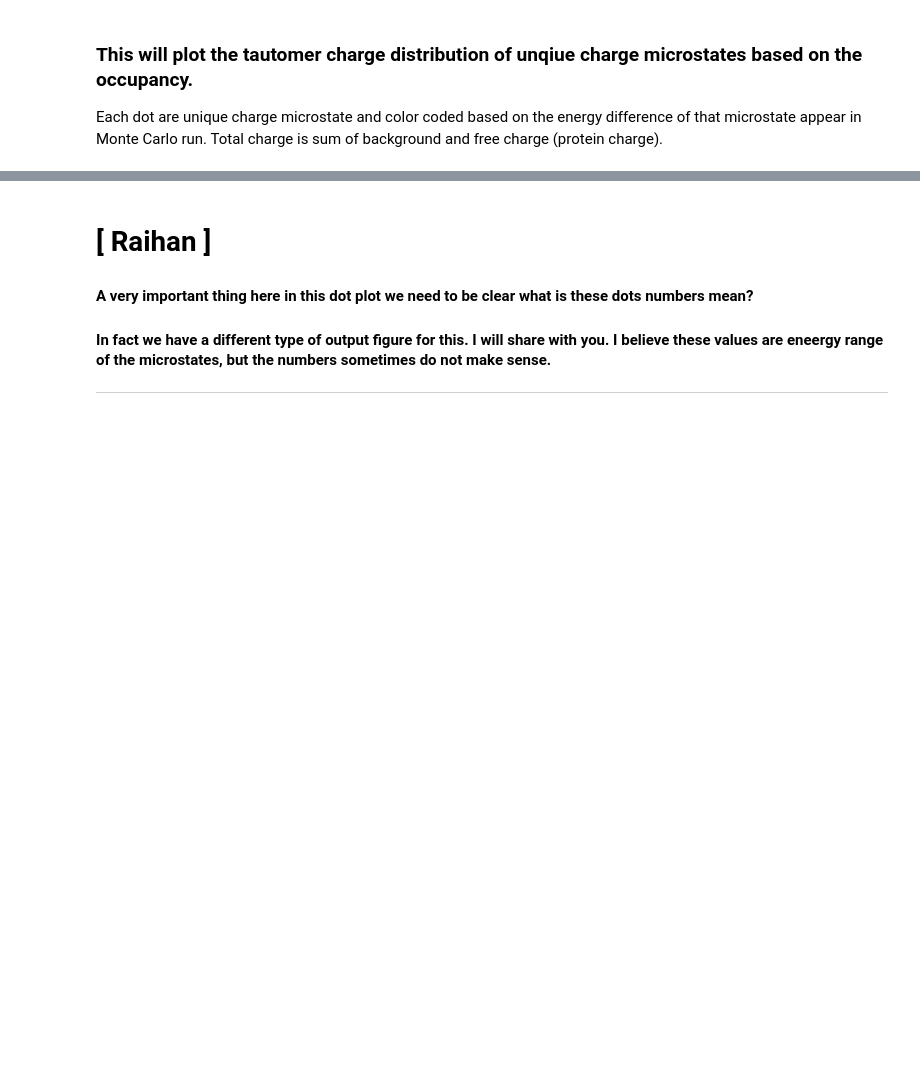
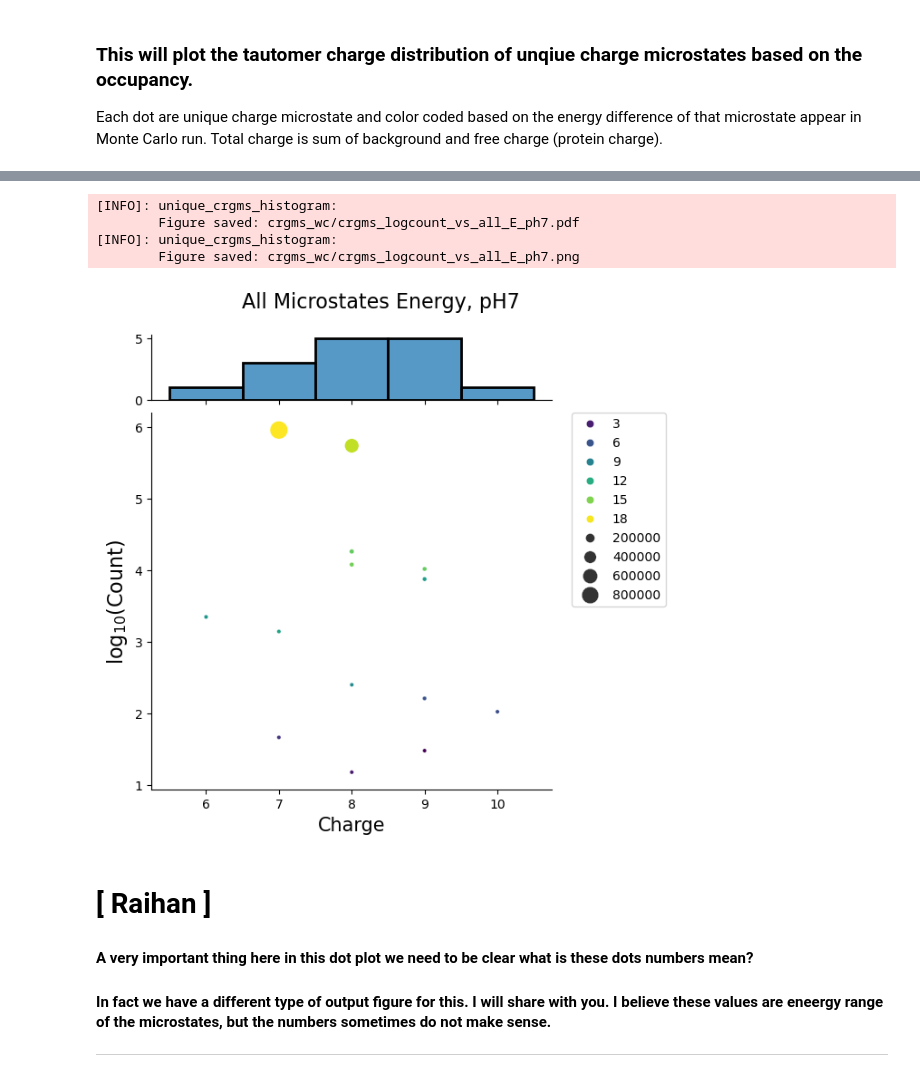
Before and after one commit to Raihancuny/python, a Jupyter notebook: microstate_analysis_code/run_ms_analysis.ipynb, the cells around one changed output, grey strips where cells are left out. Drawn from its saved outputs; the diff is of its cells as text; code cells hidden in the pictures; blank space fills up the shorter version.

Commit message:
Add fixed res to main crg df; sort corr matrix

```diff
--- a/microstate_analysis_code/run_ms_analysis.ipynb
+++ b/microstate_analysis_code/run_ms_analysis.ipynb
@@ -81,6 +87,14 @@ Note: Make sure to add the names of your residues of interest, such as quinone,
 # %%
 # Which kind of residues to consider (3-letter codes):
-res_of_interest = ["ASP", "PL9", "GLU", "ARG", "HIS", "LYS", "TYR", "NTR", "CTR"]
 
-# Specific residues of interest. Here the list supplied must be conformer ids:
-choose_resid = ["GLUA0035_", "HISA0015_", "ASPA0119_"]
+user_resoi = ["ASP", "HEM", "PL9", "GLU", "ARG", "HIS", "LYS", "TYR", "NTR", "CTR"]
+print("Given resoi kinds:", user_resoi)
+
+res_of_interest = msa.sort_resoi_list(user_resoi)
+print("Sorted resoi kinds:", res_of_interest)
+
+# Specific residues of interest.
+
+# Here the list supplied must be conformer ids as they appear in the conformers list, without "-" or "+":
+choose_resid = ["GLUA0035_", "HISA0015_", "ASPA0119_", "LYSA0013_"]
+print("Chosen resid:", choose_resid)
@@ -93,9 +107,4 @@ The list will be empty whenever a different location is needed.
 # %%
-if not msa.conformers:
-    # redo with the appropriate head3.lst path:
-    conformers = msa.read_conformers(h3_path)
-else:
-    conformers = msa.conformers
-
+conformers = msa.read_conformers(h3_path)
 n_conformers = len(conformers)
 print(f"Conformers count: {n_conformers:,}")
@@ -227,6 +288,6 @@ crg_orig_lst = msa.ms2crgms(ms_orig_lst, id_vs_charge)
 # %%
-crgms_files = msa.findUniqueCrgmsCountOrder(crg_orig_lst)
-print(f"Size of 'all_crg_ms_unique' (crgms_files[0]): {len(crgms_files[0]):,}")
+crgms_files = msa.find_uniq_crgms_count_order(crg_orig_lst)
+print(f"Size of crgms_files[0], 'all_crg_ms_unique': {len(crgms_files[0]):,}")
 
 # crgms_files:
 #  0: all_crg_ms_unique,
@@ -234,10 +295,10 @@ print(f"Size of 'all_crg_ms_unique' (crgms_files[0]): {len(crgms_files[0]):,}")
 #  2: unique_crg_state_order,
 #  3: energy_diff_all (used in plot)
 
-all_crg_count_res = msa.ConcaCrgMsPandas(crgms_files[0],
+all_crg_count_res = msa.concat_crgms_dfs(crgms_files[0],
                                          crgms_files[1],
                                          crgms_files[2],
                                          free_residues_df,
                                          background_crg,
-                                         res_of_interest
+                                         res_of_interest=res_of_interest
                                          )
@@ -251,11 +323,17 @@ Each dot are unique charge microstate and color coded based on the energy differ
 # %%
-title = "All Microstates Energy pH7"
-msa.jointplot(crgms_files,
-              background_crg,
-              title,
-              out_dir=output_dir,
-              save_name="crgms_logcount_vs_all_E_ph7.pdf",
-              show=True)
+title = "All Microstates Energy, pH" + ph_pt
+msa.unique_crgms_histogram(crgms_files,
+                           background_crg,
+                           title,
+                           output_dir,
+                           save_name="crgms_logcount_vs_all_E_ph"+ph_pt+".pdf",
+                           show=True)
+# %% [output]
+[INFO]: unique_crgms_histogram:
+        Figure saved: crgms_wc/crgms_logcount_vs_all_E_ph7.pdf
+[INFO]: unique_crgms_histogram:
+        Figure saved: crgms_wc/crgms_logcount_vs_all_E_ph7.png
+[figure, added]
 # %% [markdown]
 # [ Raihan ]
 #### A very important thing here in this dot plot we need to be clear what is these dots numbers mean?
```
Also changed, not shown: parts of 64 cells of this notebook, 23 other files.
